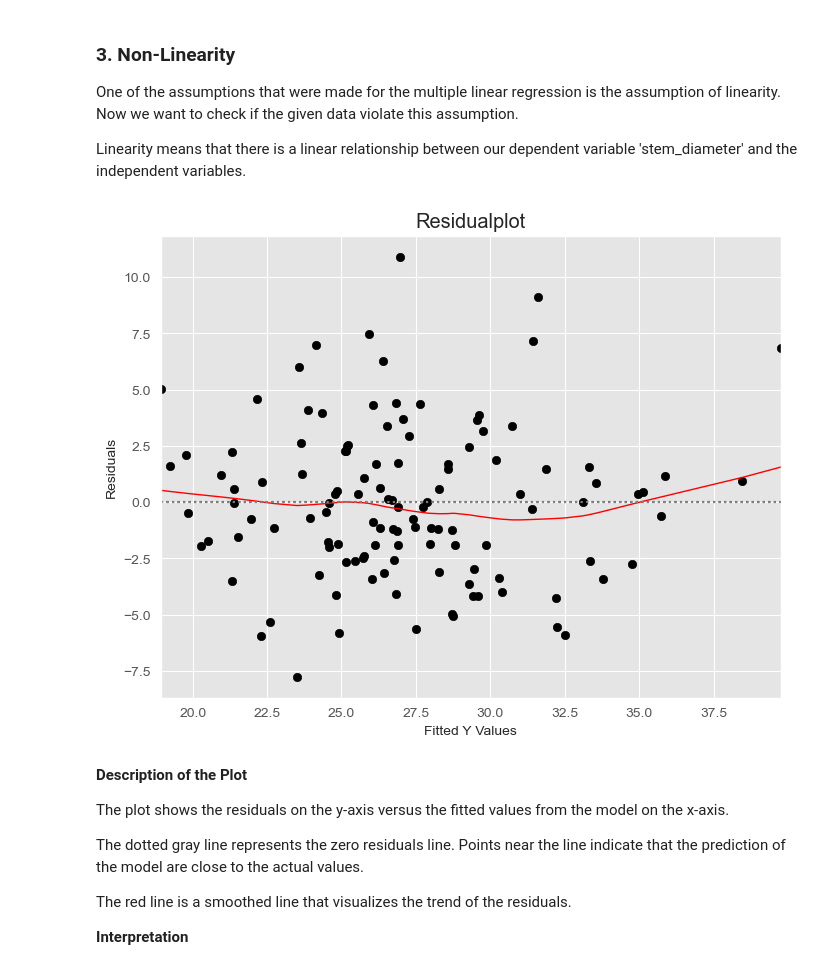
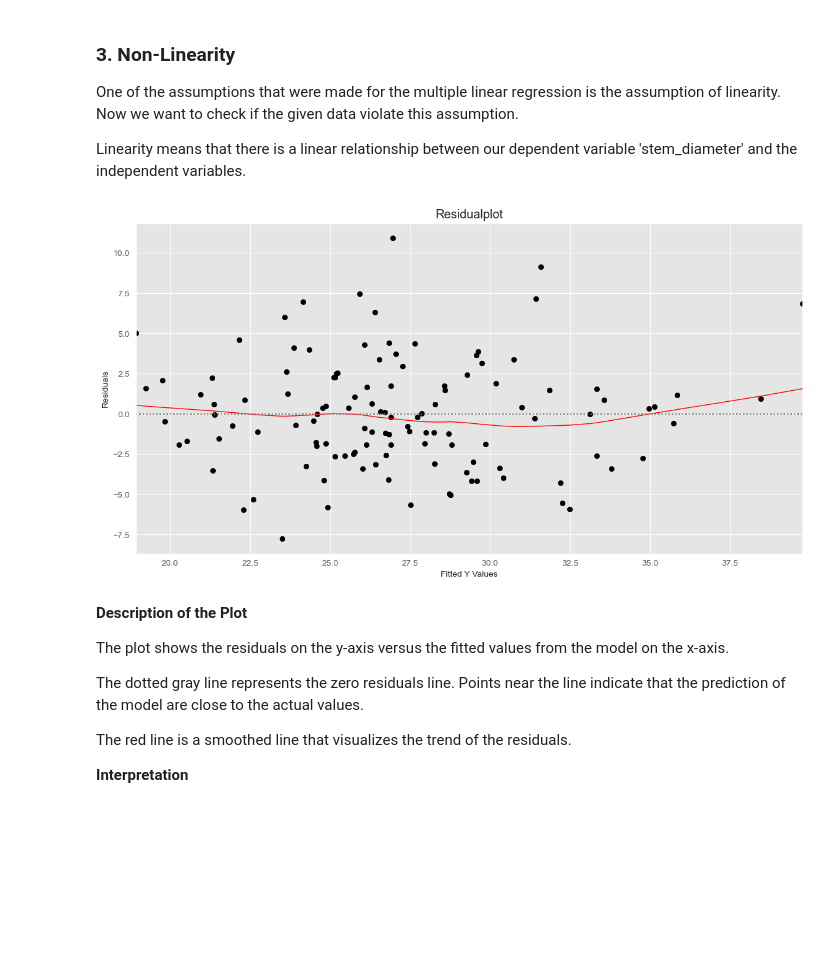
Before and after one commit to Statsomat/OLSAI, a Jupyter notebook: ColabNotebooks/CacaoPL_v2.ipynb, the cells around one changed output. Cells and saved outputs as stored; diff of their text form; code cells hidden in the pictures; blank space fills up the shorter version.

```diff
--- a/ColabNotebooks/CacaoPL_v2.ipynb
+++ b/ColabNotebooks/CacaoPL_v2.ipynb
@@ -469,18 +482,18 @@ Linearity means that there is a linear relationship between our dependent variab
 # %%
 predictions = model.predict(x)
 residuals = y - predictions
 
 # Residuenplot erstellen
-plt.figure(figsize=(8, 6))
+plt.figure(figsize=(14,7))
 sns.residplot(x=predictions, y=residuals, lowess=True, scatter_kws={'s': 0}, line_kws={'color': 'red', 'lw': 1, 'linestyle': '-'})
 plt.scatter(predictions, residuals, color='black')
 plt.axhline(y=0, color='gray', linestyle=':')
 plt.xlabel('Fitted Y Values')
 plt.ylabel('Residuals')
 plt.title('Residualplot')
 plt.show()
 # %% [output]
-[figure, old version]
+[figure, new version]
 # %% [markdown]
 **Description of the Plot**
 
```
Also changed, not shown: parts of 18 cells of this notebook.
